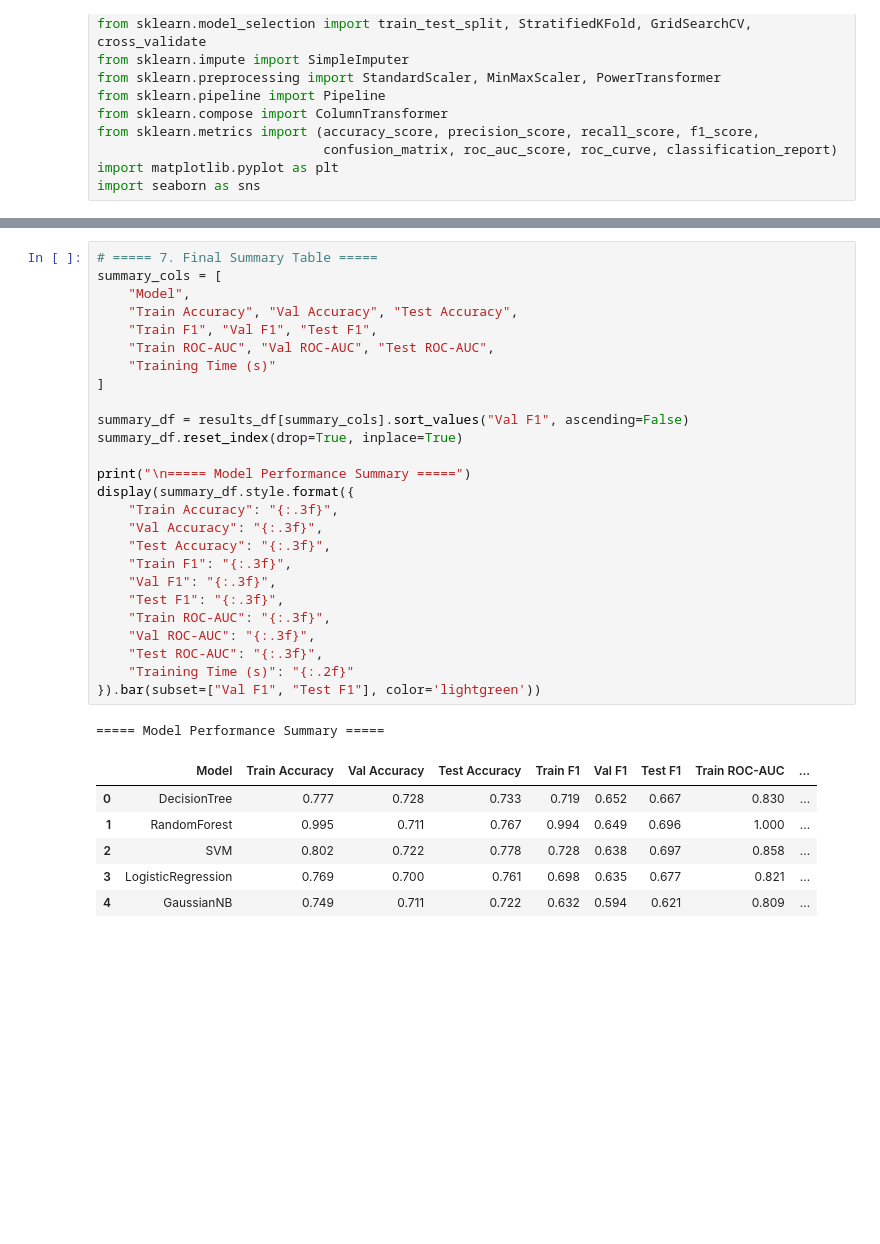
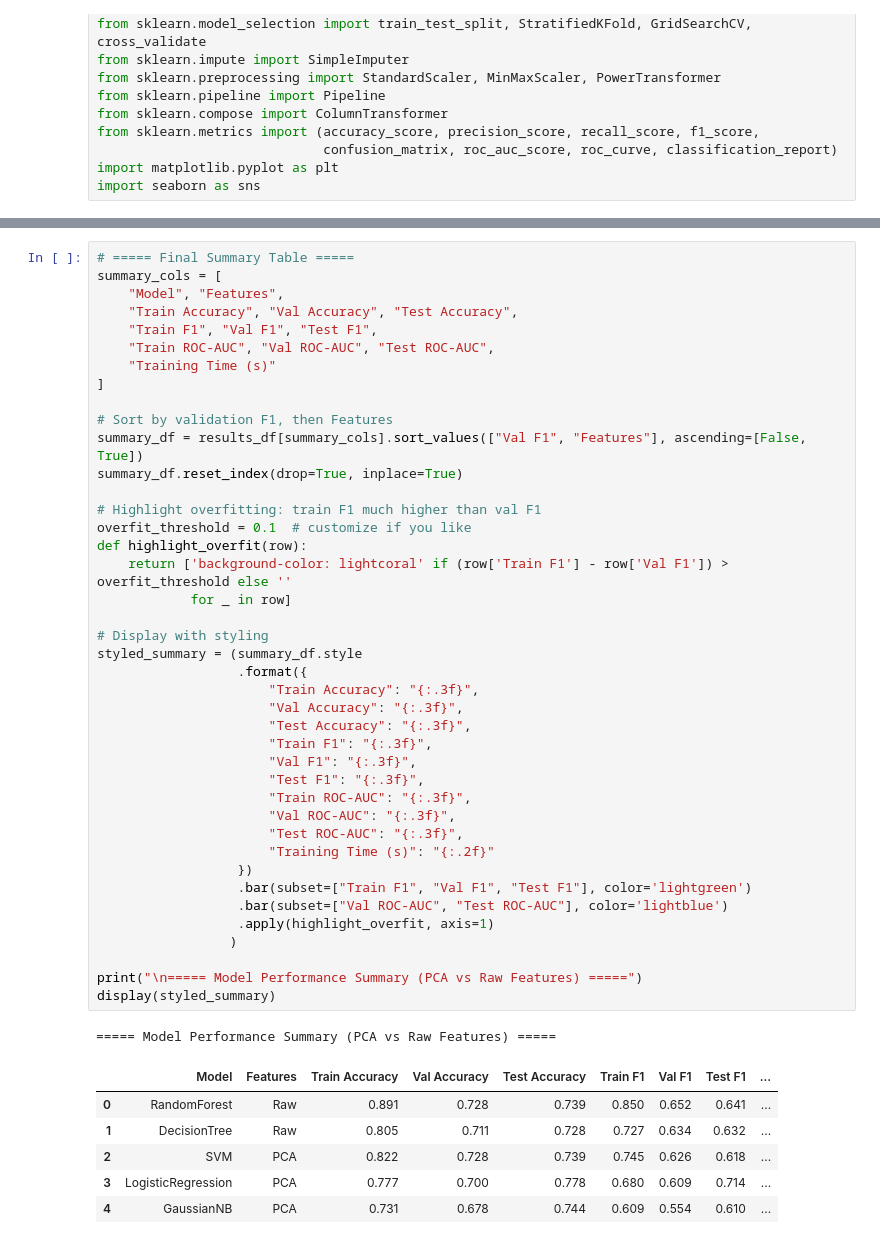
Before and after one commit to Alx-a-cod/MLiterallyConfused, a Jupyter notebook: ML_Assignment_1.ipynb, the cells around one changed output, grey strips where cells are left out. Saved outputs shown, nothing was run; the diff lists cells and outputs as text; blank space fills up the shorter version.

```diff
--- a/ML_Assignment_1.ipynb
+++ b/ML_Assignment_1.ipynb
@@ -552,34 +603,49 @@ weighted avg       0.72      0.72      0.72       180
 # %%
-# ===== 7. Final Summary Table =====
+# ===== Final Summary Table =====
 summary_cols = [
-    "Model",
+    "Model", "Features",
     "Train Accuracy", "Val Accuracy", "Test Accuracy",
     "Train F1", "Val F1", "Test F1",
     "Train ROC-AUC", "Val ROC-AUC", "Test ROC-AUC",
     "Training Time (s)"
 ]
 
-summary_df = results_df[summary_cols].sort_values("Val F1", ascending=False)
+# Sort by validation F1, then Features
+summary_df = results_df[summary_cols].sort_values(["Val F1", "Features"], ascending=[False, True])
 summary_df.reset_index(drop=True, inplace=True)
 
-print("\n===== Model Performance Summary =====")
-display(summary_df.style.format({
-    "Train Accuracy": "{:.3f}",
-    "Val Accuracy": "{:.3f}",
-    "Test Accuracy": "{:.3f}",
-    "Train F1": "{:.3f}",
-    "Val F1": "{:.3f}",
-    "Test F1": "{:.3f}",
-    "Train ROC-AUC": "{:.3f}",
-    "Val ROC-AUC": "{:.3f}",
-    "Test ROC-AUC": "{:.3f}",
-    "Training Time (s)": "{:.2f}"
-}).bar(subset=["Val F1", "Test F1"], color='lightgreen'))
+# Highlight overfitting: train F1 much higher than val F1
+overfit_threshold = 0.1  # customize if you like
+def highlight_overfit(row):
+    return ['background-color: lightcoral' if (row['Train F1'] - row['Val F1']) > overfit_threshold else ''
+            for _ in row]
+
+# Display with styling
+styled_summary = (summary_df.style
+                  .format({
+                      "Train Accuracy": "{:.3f}",
+                      "Val Accuracy": "{:.3f}",
+                      "Test Accuracy": "{:.3f}",
+                      "Train F1": "{:.3f}",
+                      "Val F1": "{:.3f}",
+                      "Test F1": "{:.3f}",
+                      "Train ROC-AUC": "{:.3f}",
+                      "Val ROC-AUC": "{:.3f}",
+                      "Test ROC-AUC": "{:.3f}",
+                      "Training Time (s)": "{:.2f}"
+                  })
+                  .bar(subset=["Train F1", "Val F1", "Test F1"], color='lightgreen')
+                  .bar(subset=["Val ROC-AUC", "Test ROC-AUC"], color='lightblue')
+                  .apply(highlight_overfit, axis=1)
+                 )
+
+print("\n===== Model Performance Summary (PCA vs Raw Features) =====")
+display(styled_summary)
 # %% [output]
-===== Model Performance Summary =====
+===== Model Performance Summary (PCA vs Raw Features) =====
-|  | Model | Train Accuracy | Val Accuracy | Test Accuracy | Train F1 | Val F1 | Test F1 | Train ROC-AUC | ... |
-| 0 | DecisionTree | 0.777 | 0.728 | 0.733 | 0.719 | 0.652 | 0.667 | 0.830 | ... |
-| 1 | RandomForest | 0.995 | 0.711 | 0.767 | 0.994 | 0.649 | 0.696 | 1.000 | ... |
-| 2 | SVM | 0.802 | 0.722 | 0.778 | 0.728 | 0.638 | 0.697 | 0.858 | ... |
-| 3 | LogisticRegression | 0.769 | 0.700 | 0.761 | 0.698 | 0.635 | 0.677 | 0.821 | ... |
-| 4 | GaussianNB | 0.749 | 0.711 | 0.722 | 0.632 | 0.594 | 0.621 | 0.809 | ... |
+|  | Model | Features | Train Accuracy | Val Accuracy | Test Accuracy | Train F1 | Val F1 | Test F1 | ... |
+| 0 | RandomForest | Raw | 0.891 | 0.728 | 0.739 | 0.850 | 0.652 | 0.641 | ... |
+| 1 | DecisionTree | Raw | 0.805 | 0.711 | 0.728 | 0.727 | 0.634 | 0.632 | ... |
+| 2 | SVM | PCA | 0.822 | 0.728 | 0.739 | 0.745 | 0.626 | 0.618 | ... |
+| 3 | LogisticRegression | PCA | 0.777 | 0.700 | 0.778 | 0.680 | 0.609 | 0.714 | ... |
+| 4 | GaussianNB | PCA | 0.731 | 0.678 | 0.744 | 0.609 | 0.554 | 0.610 | ... |
```
Also changed, not shown: parts of 8 cells of this notebook.
